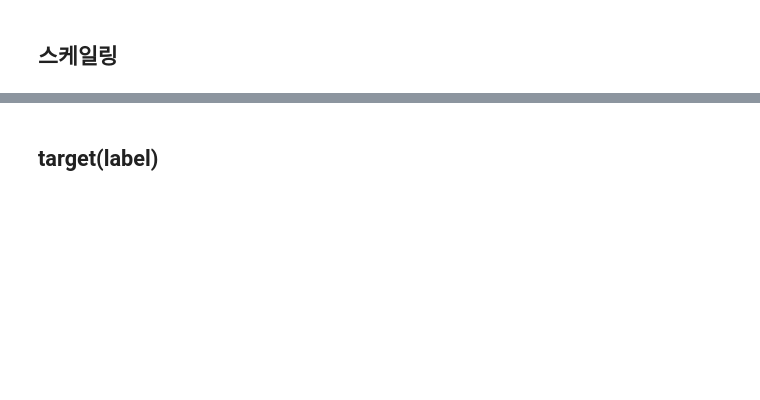
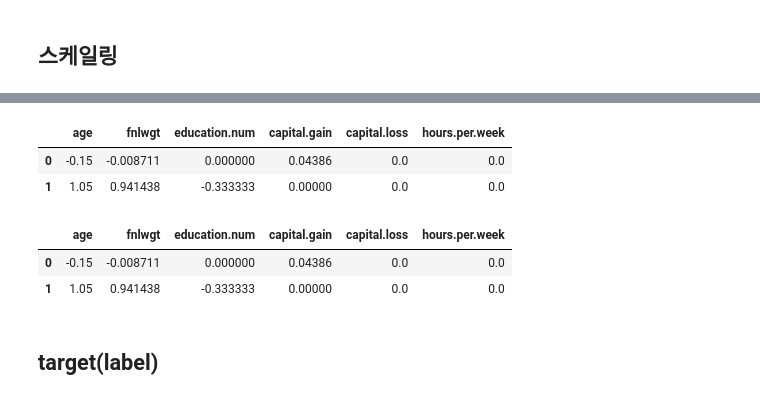
Before and after one commit to ecuirty-kr/1_DataAnalysis, a Jupyter notebook: ch2_classification.ipynb, the cells around one changed output, grey strips where cells are left out. Cells and saved outputs as stored; diff of their text form; code cells hidden in the pictures; blank space fills up the shorter version.

```diff
--- a/ch2_classification.ipynb
+++ b/ch2_classification.ipynb
@@ -775,2 +890,18 @@ display(train[cols].head(2))
+# %%
+## 로버스트 스케일링 : 중앙값과 사분위 값 활용 - 대부분 0
+# train_copy, test_copy = get_data()
+from sklearn.preprocessing import RobustScaler
+scaler = RobustScaler()
+display(train_copy[cols].head(2))
+train[cols] = scaler.fit_transform(train[cols])
+test[cols] = scaler.transform(test[cols])
+display(train[cols].head(2))  ## 값 변환 확인
+# %% [output]
+|  | age | fnlwgt | education.num | capital.gain | capital.loss | hours.per.week |
+| 0 | -0.15 | -0.008711 | 0.000000 | 0.04386 | 0.0 | 0.0 |
+| 1 | 1.05 | 0.941438 | -0.333333 | 0.00000 | 0.0 | 0.0 |
+|  | age | fnlwgt | education.num | capital.gain | capital.loss | hours.per.week |
+| 0 | -0.15 | -0.008711 | 0.000000 | 0.04386 | 0.0 | 0.0 |
+| 1 | 1.05 | 0.941438 | -0.333333 | 0.00000 | 0.0 | 0.0 |
 # %% [markdown]
 ## target(label)
```
Also changed, not shown: parts of 43 cells of this notebook.
